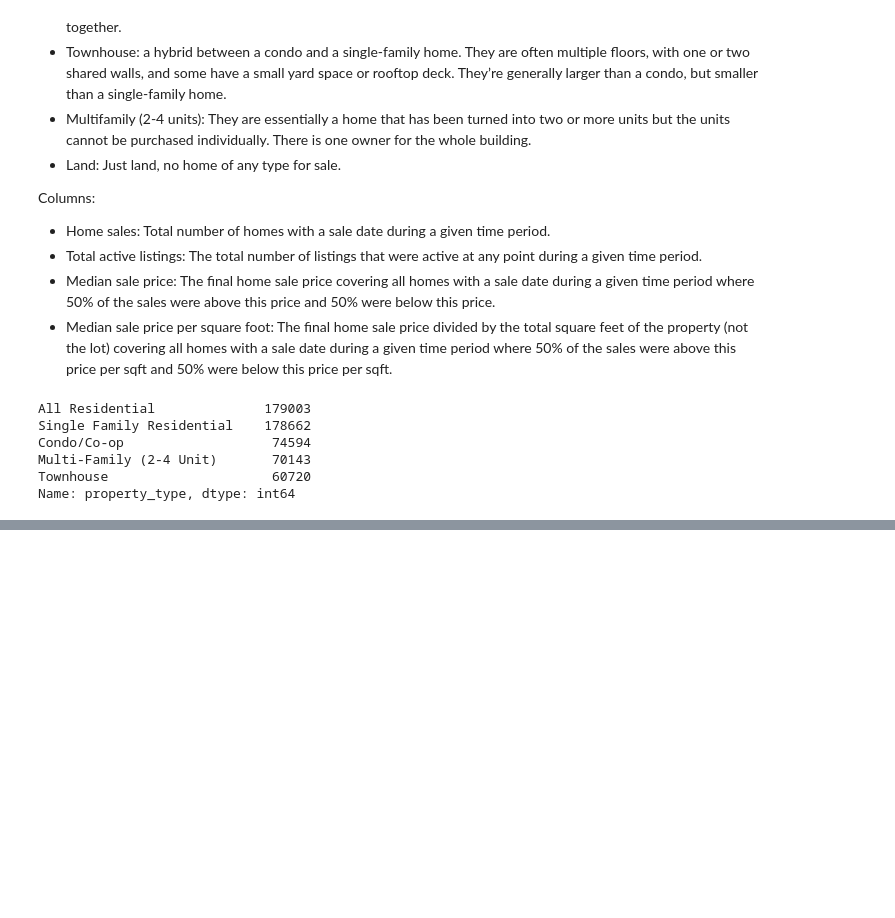
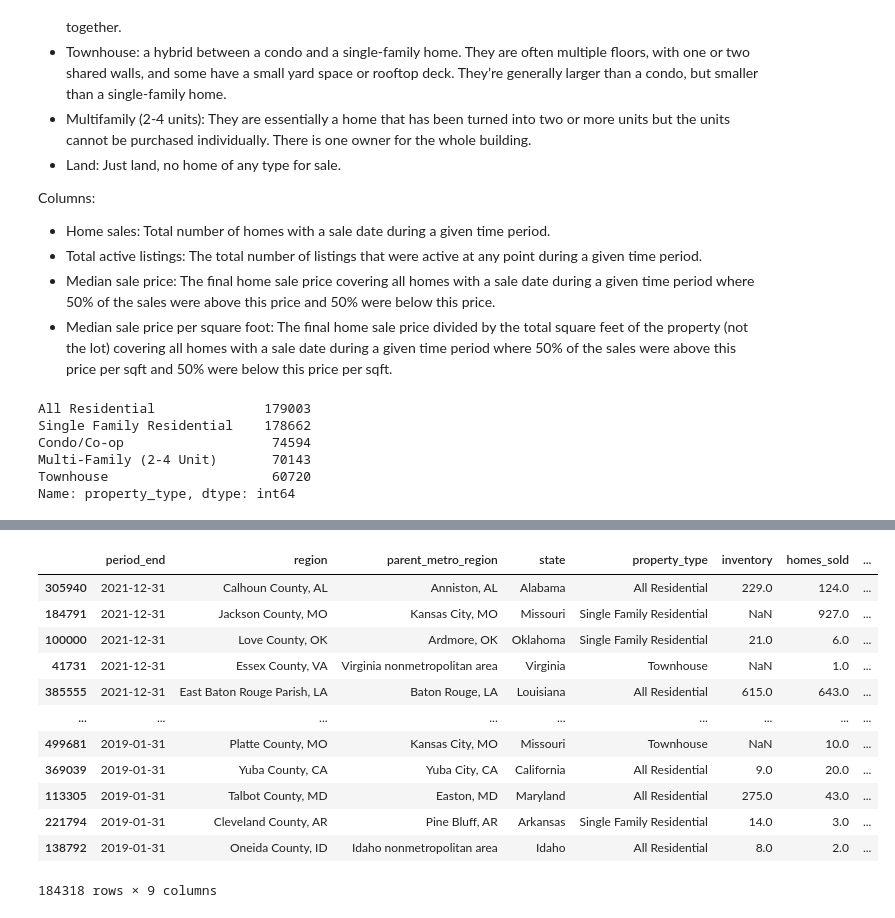
Before and after one commit to mbruns13/redfin_housing_data, a Jupyter notebook: housing_data.ipynb, the cells around one changed output, grey strips where cells are left out. Drawn from its saved outputs; the diff is of its cells as text; code cells hidden in the pictures; blank space fills up the shorter version.

```diff
--- a/housing_data.ipynb
+++ b/housing_data.ipynb
@@ -133,0 +130,18 @@ county_df
+# %%
+# sorting in descending order by date
+county_df=county_df.sort_values(by=['period_end'],ascending=False)
+county_df
+# %% [output]
+|  | period_end | region | parent_metro_region | state | property_type | inventory | homes_sold | ... |
+| 305940 | 2021-12-31 | Calhoun County, AL | Anniston, AL | Alabama | All Residential | 229.0 | 124.0 | ... |
+| 184791 | 2021-12-31 | Jackson County, MO | Kansas City, MO | Missouri | Single Family Residential | NaN | 927.0 | ... |
+| 100000 | 2021-12-31 | Love County, OK | Ardmore, OK | Oklahoma | Single Family Residential | 21.0 | 6.0 | ... |
+| 41731 | 2021-12-31 | Essex County, VA | Virginia nonmetropolitan area | Virginia | Townhouse | NaN | 1.0 | ... |
+| 385555 | 2021-12-31 | East Baton Rouge Parish, LA | Baton Rouge, LA | Louisiana | All Residential | 615.0 | 643.0 | ... |
+| ... | ... | ... | ... | ... | ... | ... | ... | ... |
+| 499681 | 2019-01-31 | Platte County, MO | Kansas City, MO | Missouri | Townhouse | NaN | 10.0 | ... |
+| 369039 | 2019-01-31 | Yuba County, CA | Yuba City, CA | California | All Residential | 9.0 | 20.0 | ... |
+| 113305 | 2019-01-31 | Talbot County, MD | Easton, MD | Maryland | All Residential | 275.0 | 43.0 | ... |
+| 221794 | 2019-01-31 | Cleveland County, AR | Pine Bluff, AR | Arkansas | Single Family Residential | 14.0 | 3.0 | ... |
+| 138792 | 2019-01-31 | Oneida County, ID | Idaho nonmetropolitan area | Idaho | All Residential | 8.0 | 2.0 | ... |
+184318 rows × 9 columns
```
Also changed, not shown: parts of 9 cells of this notebook, 4 other files.
